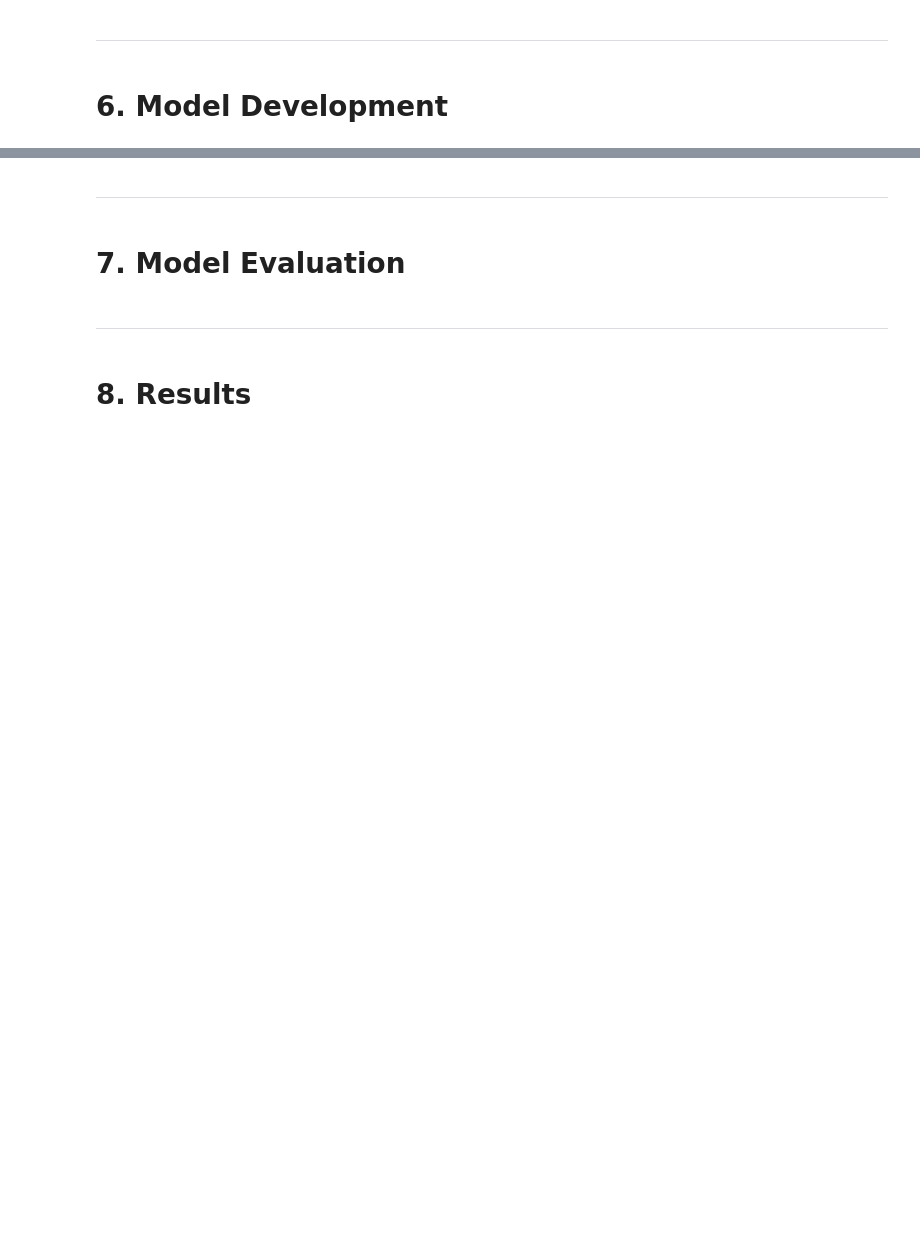
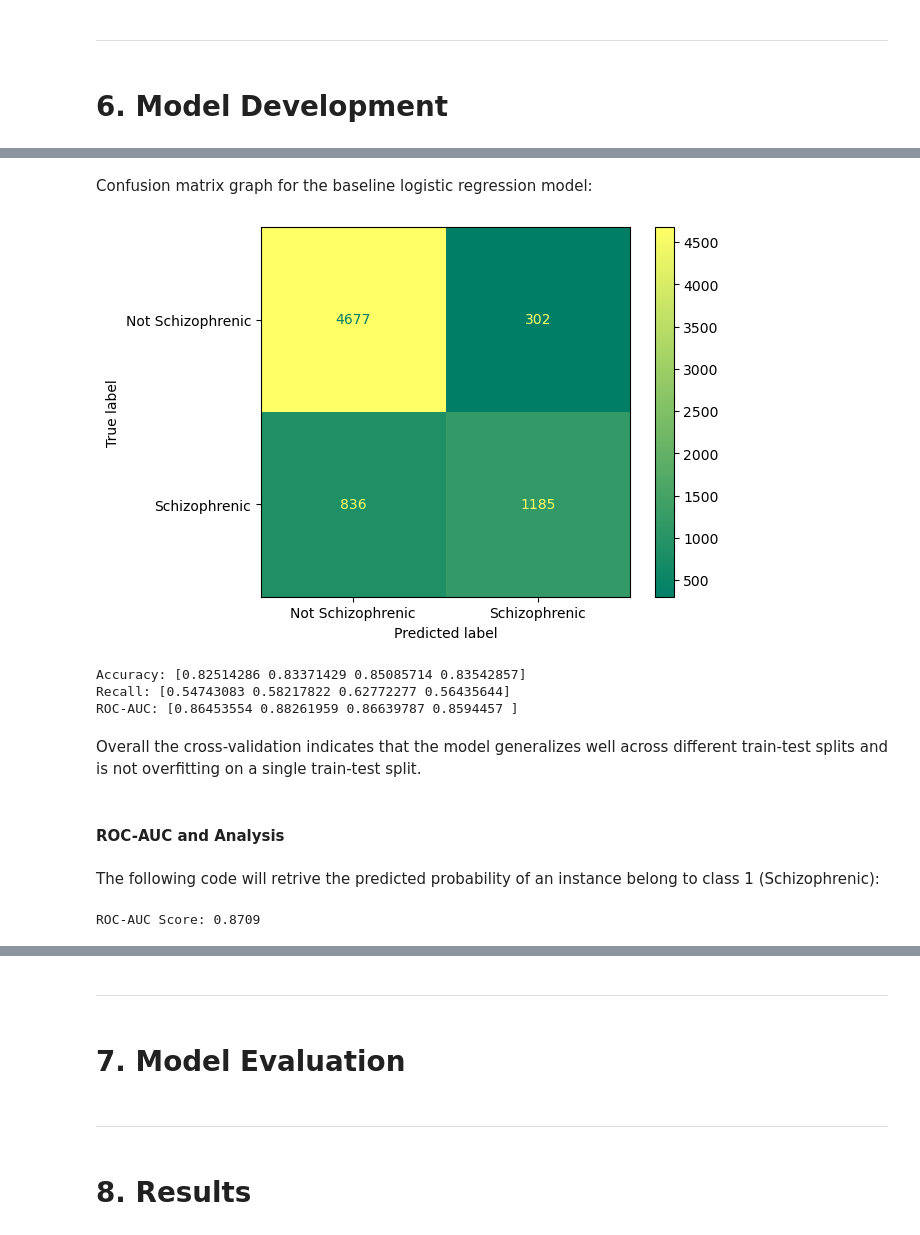
Before and after one commit to SMemic4/Schizophrenia-, a Jupyter notebook: notebooks/schizophrenia.ipynb, the cells around one changed output, grey strips where cells are left out. Saved outputs shown, nothing was run; the diff lists cells and outputs as text; code cells hidden in the pictures; blank space fills up the shorter version.

Commit message:
Finished logistic regression, moving on to SVM

```diff
--- a/notebooks/schizophrenia.ipynb
+++ b/notebooks/schizophrenia.ipynb
@@ -577,0 +650,24 @@ The Variance Inflation Factor (VIF) analysis suggests that no severe multicollin
+# %%
+from sklearn.pipeline import Pipeline
+from sklearn.preprocessing import StandardScaler, OrdinalEncoder, OneHotEncoder
+from sklearn.compose import ColumnTransformer
+from sklearn.linear_model import LogisticRegression
+
+ordinal_categories = [
+    ['Primary', 'Middle School', 'High School', 'University', 'Postgraduate'],  # Education_Level
+    ['Low', 'Medium', 'High'],  # Income_Level
+    ['Low', 'Medium', 'High'],  # Social_Support
+    ['Low', 'Medium', 'High'],  # Stress_Factors
+    ['Poor', 'Moderate', 'Good']  # Medication_Adherence
+]
+
+ordinal_cat = ['Education_Level', 'Income_Level', 'Social_Support', 'Stress_factors', 'Medication_Adherence']
+ohe_cat = ['Gender', 'Maritial_Status', 'Occupation', 'Living_Area', 'Family_History', 'Substance_use', 'Suicide_Attempt']
+num_cat = ['Age']
+
+ct = ColumnTransformer(transformers = [('Scaling', StandardScaler(), num_cat),
+                                       ('Ordinal', OrdinalEncoder(), ordinal_cat,),
+                                       ('OHE', OneHotEncoder(), ohe_cat)])
+
+logistic_pipeline = Pipeline(steps = [('Preprocessing', ct),
+                                      ('Logistic Regression', LogisticRegression())])
@@ -577,0 +680,3 @@ The Variance Inflation Factor (VIF) analysis suggests that no severe multicollin
+# %%
+logistic_pipeline.fit(X = X_train_clf, y = y_train_clf)
+log_pred = logistic_pipeline.predict(X_train_clf)
@@ -577,0 +725,29 @@ The Variance Inflation Factor (VIF) analysis suggests that no severe multicollin
+# %% [markdown]
+Confusion matrix graph for the baseline logistic regression model:
+# %%
+log_reg_cm = confusion_matrix(y_true = y_train_clf, y_pred = log_pred)
+log_cm_disp = ConfusionMatrixDisplay(confusion_matrix = log_reg_cm, display_labels = ['Not Schizophrenic', 'Schizophrenic'])
+log_cm_disp.plot(cmap = 'summer');
+log_cm_disp.figure_.savefig(os.path.join(os.getcwd(), 'outputs', 'visuals', 'base_log_cm.png'));
+plt.show();
+# %% [output]
+[figure, added]
+# %%
+from sklearn.model_selection import cross_val_score
+
+log_cross_accuracy = cross_val_score(estimator = logistic_pipeline, X = X_train_clf, y = y_train_clf, cv = 4, scoring = 'accuracy')
+log_cross_recall = cross_val_score(estimator = logistic_pipeline, X = X_train_clf, y = y_train_clf, cv = 4, scoring = 'recall')
+log_cross_rocauc = cross_val_score(estimator = logistic_pipeline, X = X_train_clf, y = y_train_clf, cv = 4, scoring = 'roc_auc')
+print(f'Accuracy: {log_cross_accuracy}')
+print(f'Recall: {log_cross_recall}')
+print(f'ROC-AUC: {log_cross_rocauc}')
+# %% [output]
+Accuracy: [0.82514286 0.83371429 0.85085714 0.83542857]
+Recall: [0.54743083 0.58217822 0.62772277 0.56435644]
+ROC-AUC: [0.86453554 0.88261959 0.86639787 0.8594457 ]
+# %% [markdown]
+Overall the cross-validation indicates that the model generalizes well across different train-test splits and is not overfitting on a single train-test split.
+# %% [markdown]
+#### ROC-AUC and Analysis
+# %% [markdown]
+The following code will retrive the predicted probability of an instance belong to class 1 (Schizophrenic):
@@ -577,0 +756,7 @@ The Variance Inflation Factor (VIF) analysis suggests that no severe multicollin
+# %%
+from sklearn.metrics import roc_auc_score
+
+log_auc_score = roc_auc_score(y_true = y_train_clf, y_score = y_proba)
+print(f'ROC-AUC Score: {log_auc_score:.4f}')
+# %% [output]
+ROC-AUC Score: 0.8709
```
Also changed, not shown: parts of 64 cells of this notebook, 4 other files.
